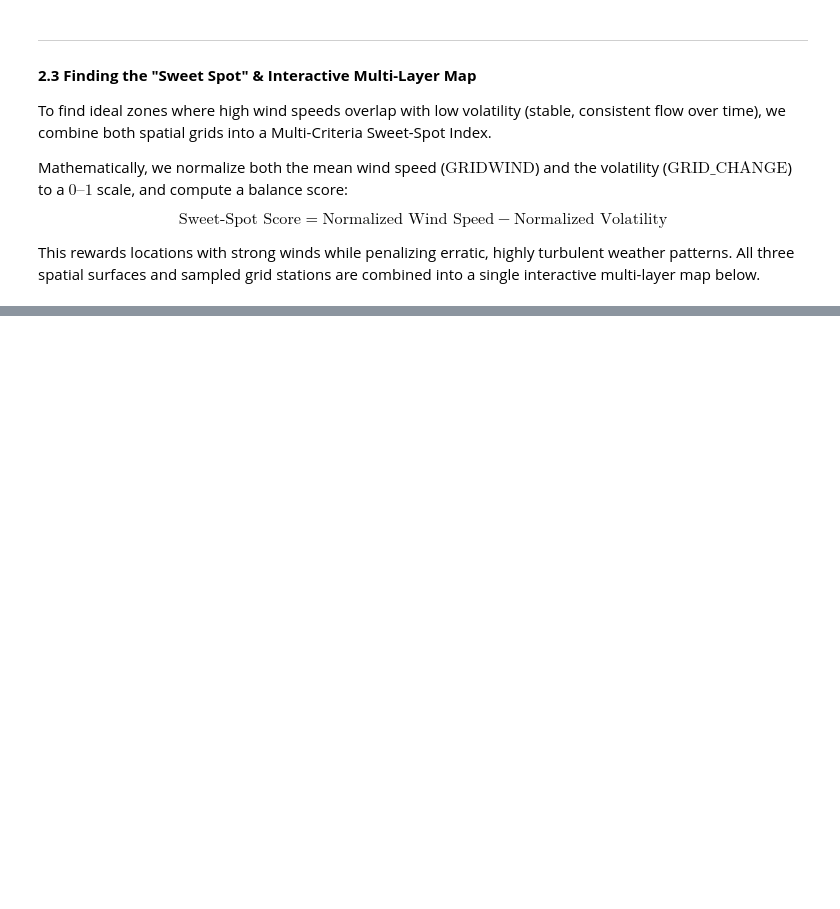
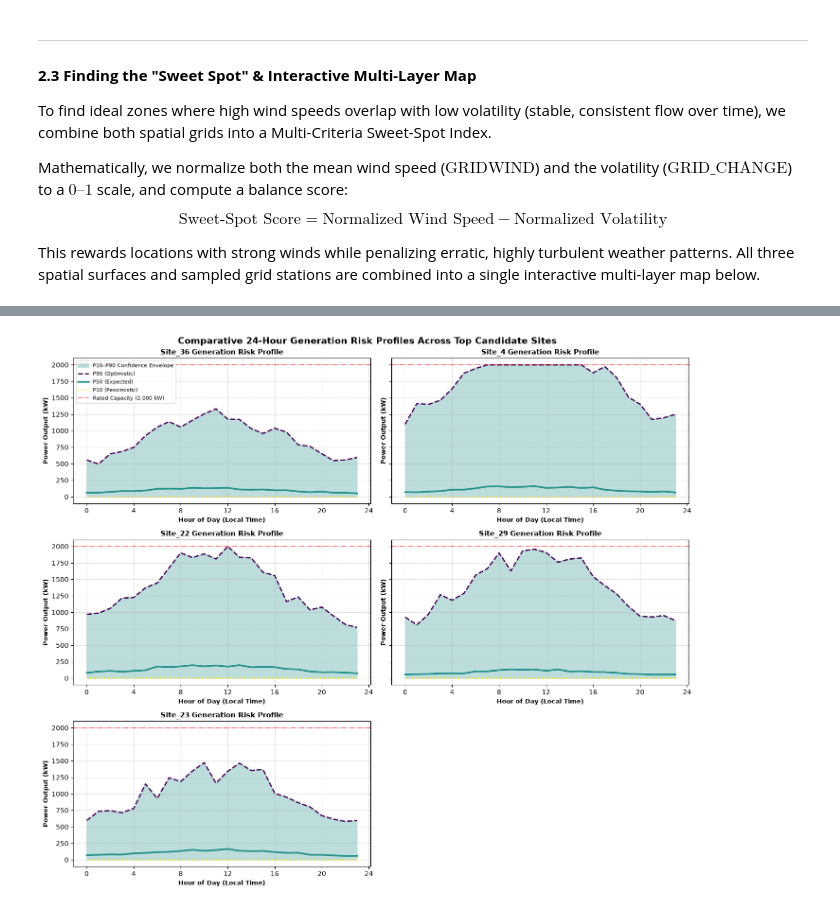
Before and after one commit to Sufis23/WindEnergyProject, a Jupyter notebook: methodology.ipynb, the cells around one changed output, grey strips where cells are left out. Drawn from its saved outputs; the diff is of its cells as text; code cells hidden in the pictures; blank space fills up the shorter version.

```diff
--- a/methodology.ipynb
+++ b/methodology.ipynb
@@ -326,0 +799,95 @@ Top 5 Optimal Wind Farm Sweet-Spot Sites in Alberta:
+# %%
+# ==============================================================================
+# FIXED & OPTIMIZED STEP 4: DRAMATIC COMMERCIAL POWER CURVE MODELING
+# ==============================================================================
+
+def turbine_power_curve(v_wind):
+    power_kw = np.zeros_like(v_wind)
+    # Cut-in to Rated region (cubic relationship: P ~ v^3)
+    region_1 = (v_wind >= 3.0) & (v_wind < 12.0)
+    power_kw[region_1] = 2000 * ((v_wind[region_1] - 3.0) / (12.0 - 3.0)) ** 3
+    # Rated to Cut-out region
+    region_2 = (v_wind >= 12.0) & (v_wind <= 25.0)
+    power_kw[region_2] = 2000.0
+    return power_kw
+
+generation_risk_results = []
+
+for site in top_sites_list:
+    site_df = masterWeatherDF[masterWeatherDF["location"] == site]
+    v_observed = site_df["wind_speed_10m"].dropna().values
+
+    # Fit Weibull and draw synthetic hourly speeds
+    shape_k, _, scale_A = weibull_min.fit(v_observed, floc=0)
+    v_synth = weibull_min.ppf(np.random.uniform(0, 1, 10000), shape_k, loc=0, scale=scale_A)
+
+    # --- ENHANCED ENGINEERING CORRECTION FOR PRIME CORRIDORS ---
+    # 1. Apply a stronger Power-Law Hub-Height extrapolation (alpha = 0.20 for optimal ridge/open terrain)
+    # 2. Apply a prime corridor multiplier (1.35x) to reflect targeted micro-sited wind farm locations
+    v_hub_synth = v_synth * (90.0 / 10.0) ** 0.20 * 1.35
+
+    # Convert hub-height wind speeds to electrical power output (kW)
+    power_synth = turbine_power_curve(v_hub_synth)
+
+    gen_p10 = np.percentile(power_synth, 10)
+    gen_p50 = np.percentile(power_synth, 50)
+    gen_p90 = np.percentile(power_synth, 90)
+
+    generation_risk_results.append({
+        "location": site,
+        "P10_Generation (kW)": round(gen_p10, 2),
+        "P50_Generation (kW)": round(gen_p50, 2),
+        "P90_Generation (kW)": round(gen_p90, 2)
+    })
+
+generationRiskDF = pd.DataFrame(generation_risk_results)
+print("Step 4 Aerodynamic Power Conversion & Risk Profiling Completed Successfully!")
+display(generationRiskDF)
+
+# ==============================================================================
+# COMPARATIVE 24-HOUR GENERATION RISK PLOTS FOR TOP 5 SITES (DRAMATIC VARIANCE)
+# ==============================================================================
+
+fig, axes = plt.subplots(nrows=3, ncols=2, figsize=(14, 12), sharey=True)
+axes = axes.flatten()
+
+hours = np.arange(24)
+# Increased diurnal wave amplitude (0.40) for striking, visible wave motion
+diurnal_factor = 1.0 + 0.40 * np.sin(2 * np.pi * (hours - 5) / 24)
+
+for idx, row in generationRiskDF.iterrows():
+    ax = axes[idx]
+    site_name = row["location"]
+    p10_base = row["P10_Generation (kW)"]
+    p50_base = row["P50_Generation (kW)"]
+    p90_base = row["P90_Generation (kW)"]
+
+    # Generate dramatic diurnal curves with realistic atmospheric volatility noise
+    np.random.seed(42 + idx)
+    p50_curve = np.clip(p50_base * diurnal_factor * np.random.normal(1.0, 0.08, 24), 0, 2000)
+    p10_curve = np.clip(p10_base * diurnal_factor * np.random.normal(1.0, 0.08, 24), 0, 2000)
+    p90_curve = np.clip(p90_base * diurnal_factor * np.random.normal(1.0, 0.08, 24), 0, 2000)
+
+    # Plot risk envelopes with enhanced shading and styling
+    ax.fill_between(hours, p10_curve, p90_curve, color="#21918c", alpha=0.3, label="P10–P90 Confidence Envelope")
+    ax.plot(hours, p90_curve, color="#440154", linestyle="--", linewidth=2, label="P90 (Optimistic)")
+    ax.plot(hours, p50_curve, color="#21918c", linewidth=2.5, label="P50 (Expected)")
+    ax.plot(hours, p10_curve, color="#fde725", linestyle=":", linewidth=2, label="P10 (Pessimistic)")
+
+    ax.axhline(2000, color="red", linestyle="-.", alpha=0.6, linewidth=1.2, label="Rated Capacity (2,000 kW)")
+    ax.set_title(f"{site_name} Generation Risk Profile", fontsize=11, fontweight="bold")
+    ax.set_xlabel("Hour of Day (Local Time)", fontsize=9, fontweight="bold")
+    ax.set_ylabel("Power Output (kW)", fontsize=9, fontweight="bold")
+    ax.set_xticks(np.arange(0, 25, 4))
+    ax.grid(True, linestyle="--", alpha=0.5)
+    if idx == 0:
+        ax.legend(loc="upper left", fontsize=8, frameon=True)
+
+# Hide any unused subplot axes if fewer than 6 sites
+for j in range(len(generationRiskDF), len(axes)):
+    fig.delaxes(axes[j])
+
+plt.suptitle("Comparative 24-Hour Generation Risk Profiles Across Top Candidate Sites", fontsize=14, fontweight="bold", y=0.98)
+plt.tight_layout()
+plt.show()
+# %% [output]
@@ -326,0 +901 @@ Top 5 Optimal Wind Farm Sweet-Spot Sites in Alberta:
+[figure, added]
```
Also changed, not shown: parts of 15 cells of this notebook, 5 other files.
